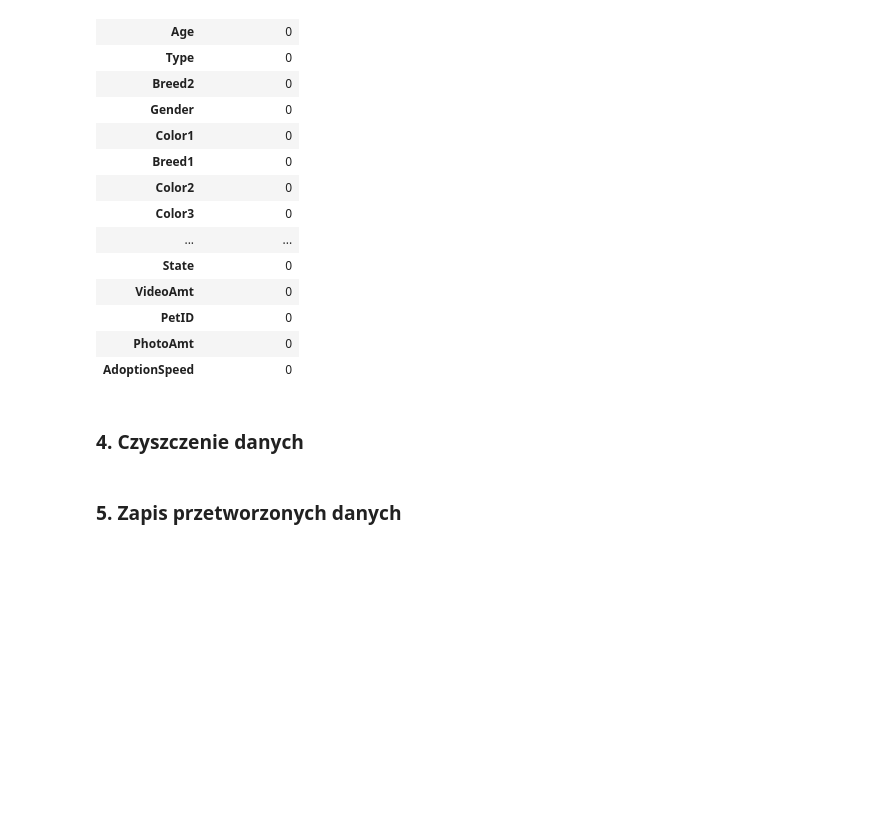
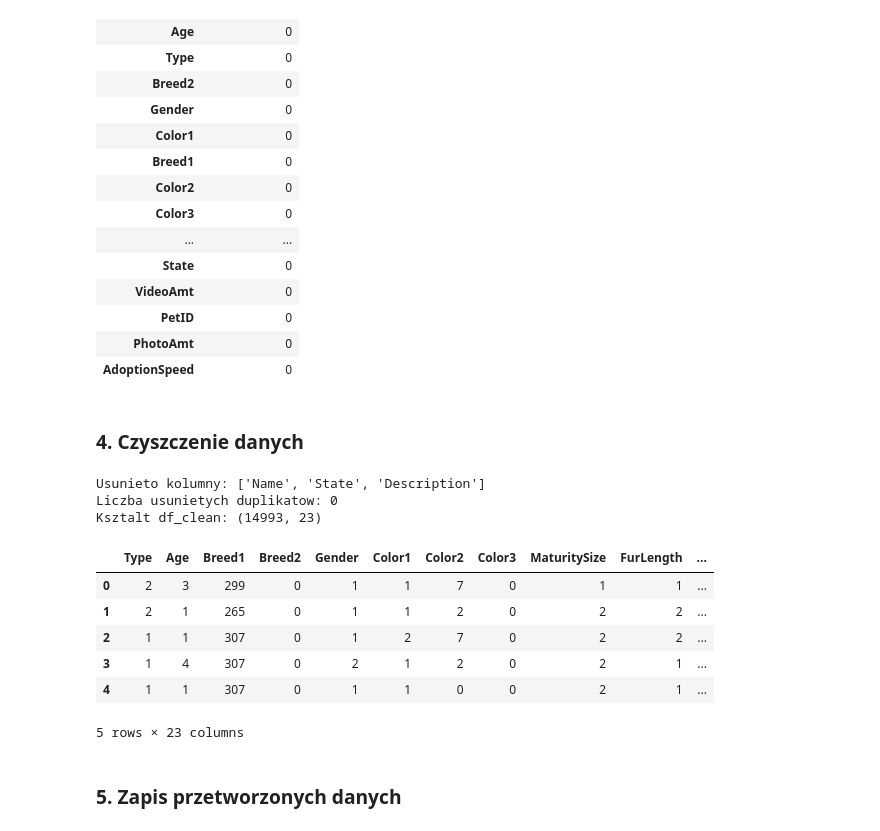
Before and after one commit to Carrie088/pet_adoption_ml, a Jupyter notebook: notebooks/01_data_preparation.ipynb, the cells around one changed output. Saved outputs shown, nothing was run; the diff lists cells and outputs as text; code cells hidden in the pictures; blank space fills up the shorter version.

Commit message:
Add data cleaning

```diff
--- a/notebooks/01_data_preparation.ipynb
+++ b/notebooks/01_data_preparation.ipynb
@@ -182,5 +182,36 @@ Liczba brakujacych wartosci w kazdej kolumnie:
 | AdoptionSpeed | 0 |
 # %% [markdown]
 ### 4. Czyszczenie danych
+# %%
+df_clean = train_df.copy()
+
+# HasName: 1 gdy podano imie, 0 gdy brak (NaN lub pusty tekst)
+df_clean['HasName'] = df_clean['Name'].fillna('').str.strip().ne('').astype(int)
+
+# DescLength: dlugosc opisu
+df_clean['DescLength'] = df_clean['Description'].fillna('').str.len()
+
+cols_to_drop = ['Name', 'State', 'Description']
+df_clean = df_clean.drop(columns=[c for c in cols_to_drop if c in df_clean.columns])
+
+duplicates_before = df_clean.duplicated().sum()
+if duplicates_before > 0:
+    df_clean = df_clean.drop_duplicates().reset_index(drop=True)
+
+print(f'Usunieto kolumny: {cols_to_drop}')
+print(f'Liczba usunietych duplikatow: {duplicates_before}')
+print(f'Ksztalt df_clean: {df_clean.shape}')
+display(df_clean.head())
+# %% [output]
+Usunieto kolumny: ['Name', 'State', 'Description']
+Liczba usunietych duplikatow: 0
+Ksztalt df_clean: (14993, 23)
+|  | Type | Age | Breed1 | Breed2 | Gender | Color1 | Color2 | Color3 | MaturitySize | FurLength | ... |
+| 0 | 2 | 3 | 299 | 0 | 1 | 1 | 7 | 0 | 1 | 1 | ... |
+| 1 | 2 | 1 | 265 | 0 | 1 | 1 | 2 | 0 | 2 | 2 | ... |
+| 2 | 1 | 1 | 307 | 0 | 1 | 2 | 7 | 0 | 2 | 2 | ... |
+| 3 | 1 | 4 | 307 | 0 | 2 | 1 | 2 | 0 | 2 | 1 | ... |
+| 4 | 1 | 1 | 307 | 0 | 1 | 1 | 0 | 0 | 2 | 1 | ... |
+5 rows × 23 columns
 # %% [markdown]
 ### 5. Zapis przetworzonych danych
```
